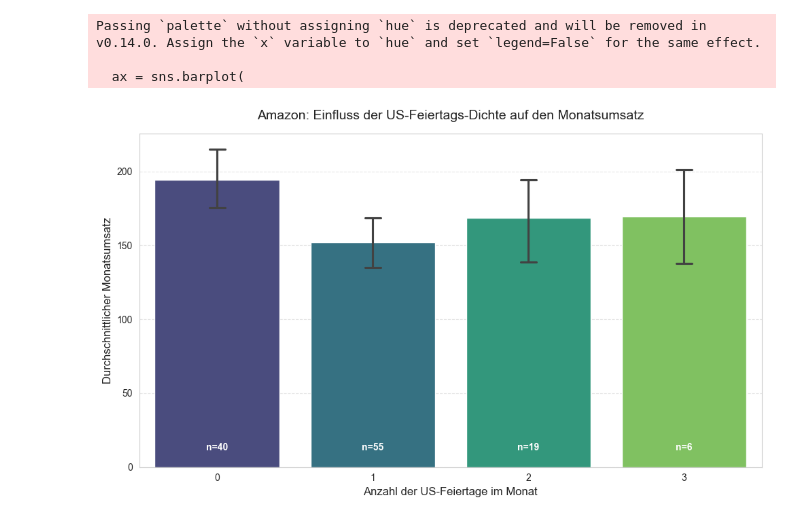
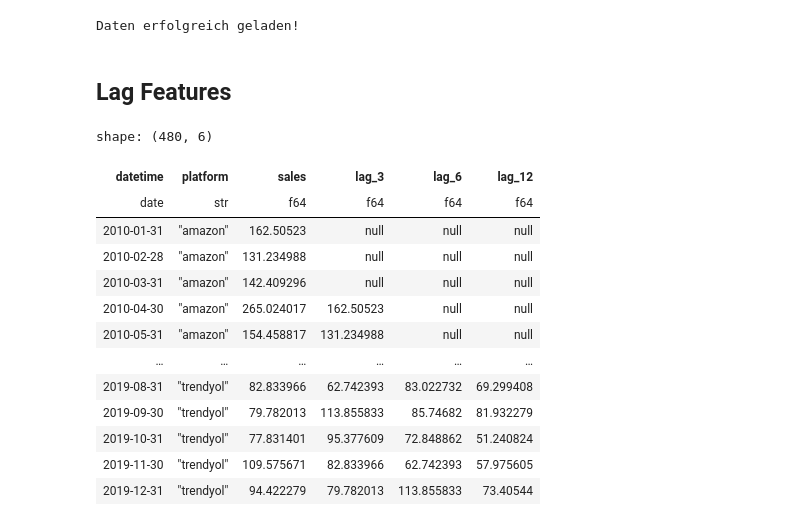
Before and after one commit to MadMax199/Favorita-Forecasting, a Jupyter notebook: 04_notebooks/03_feature_engineering.ipynb, the cells around one changed output. Saved outputs shown, nothing was run; the diff lists cells and outputs as text; code cells hidden in the pictures.

```diff
--- a/04_notebooks/03_feature_engineering.ipynb
+++ b/04_notebooks/03_feature_engineering.ipynb
@@ -175,33 +0,0 @@ shape: (120, 4)
-# %%
-import matplotlib.pyplot as plt
-import seaborn as sns
-
-plt.figure(figsize=(10, 6))
-sns.set_style("whitegrid")
-
-ax = sns.barplot(
-    data=df_final.to_pandas(),
-    x="holiday_count_us",
-    y="amazon",
-    palette="viridis",
-    capsize=.1
-)
-
-# Titel und Achsen
-plt.title("Amazon: Einfluss der US-Feiertags-Dichte auf den Monatsumsatz", fontsize=14, pad=15)
-plt.ylabel("Durchschnittlicher Monatsumsatz", fontsize=12)
-plt.xlabel("Anzahl der US-Feiertage im Monat", fontsize=12)
-
-plt.grid(axis='y', linestyle='--', alpha=0.5)
-
-counts = df_final["holiday_count_us"].value_counts().sort("holiday_count_us")
-for i, count in enumerate(counts["count"]):
-    plt.text(i, plt.ylim()[1]*0.05, f'n={count}', ha='center', color='white', fontweight='bold')
-
-plt.tight_layout()
-plt.show()
-# %% [output]
-Passing `palette` without assigning `hue` is deprecated and will be removed in v0.14.0. Assign the `x` variable to `hue` and set `legend=False` for the same effect.
-
-  ax = sns.barplot(
-[figure, removed]
@@ -207,0 +7,31 @@ Passing `palette` without assigning `hue` is deprecated and will be removed in v
+# %%
+processed_path = Path('..') / '02_data' / 'processed'
+df = pl.read_parquet(processed_path / 'ecommerce_long_format.parquet')
+
+print("Daten erfolgreich geladen!")
+# %% [output]
+Daten erfolgreich geladen!
+# %% [markdown]
+## Lag Features
+# %%
+sys.path.append(os.path.abspath("../03_src"))
+from feature import add_lag
+
+
+df_lagged = add_lag(df,[3, 6, 12])
+df_lagged
+# %% [output]
+shape: (480, 6)
+| datetime | platform | sales | lag_3 | lag_6 | lag_12 |
+| date | str | f64 | f64 | f64 | f64 |
+| 2010-01-31 | "amazon" | 162.50523 | null | null | null |
+| 2010-02-28 | "amazon" | 131.234988 | null | null | null |
+| 2010-03-31 | "amazon" | 142.409296 | null | null | null |
+| 2010-04-30 | "amazon" | 265.024017 | 162.50523 | null | null |
+| 2010-05-31 | "amazon" | 154.458817 | 131.234988 | null | null |
+| … | … | … | … | … | … |
+| 2019-08-31 | "trendyol" | 82.833966 | 62.742393 | 83.022732 | 69.299408 |
+| 2019-09-30 | "trendyol" | 79.782013 | 113.855833 | 85.74682 | 81.932279 |
+| 2019-10-31 | "trendyol" | 77.831401 | 95.377609 | 72.848862 | 51.240824 |
+| 2019-11-30 | "trendyol" | 109.575671 | 82.833966 | 62.742393 | 57.975605 |
+| 2019-12-31 | "trendyol" | 94.422279 | 79.782013 | 113.855833 | 73.40544 |
```
Also changed, not shown: parts of 25 cells of this notebook, 2 other files.
